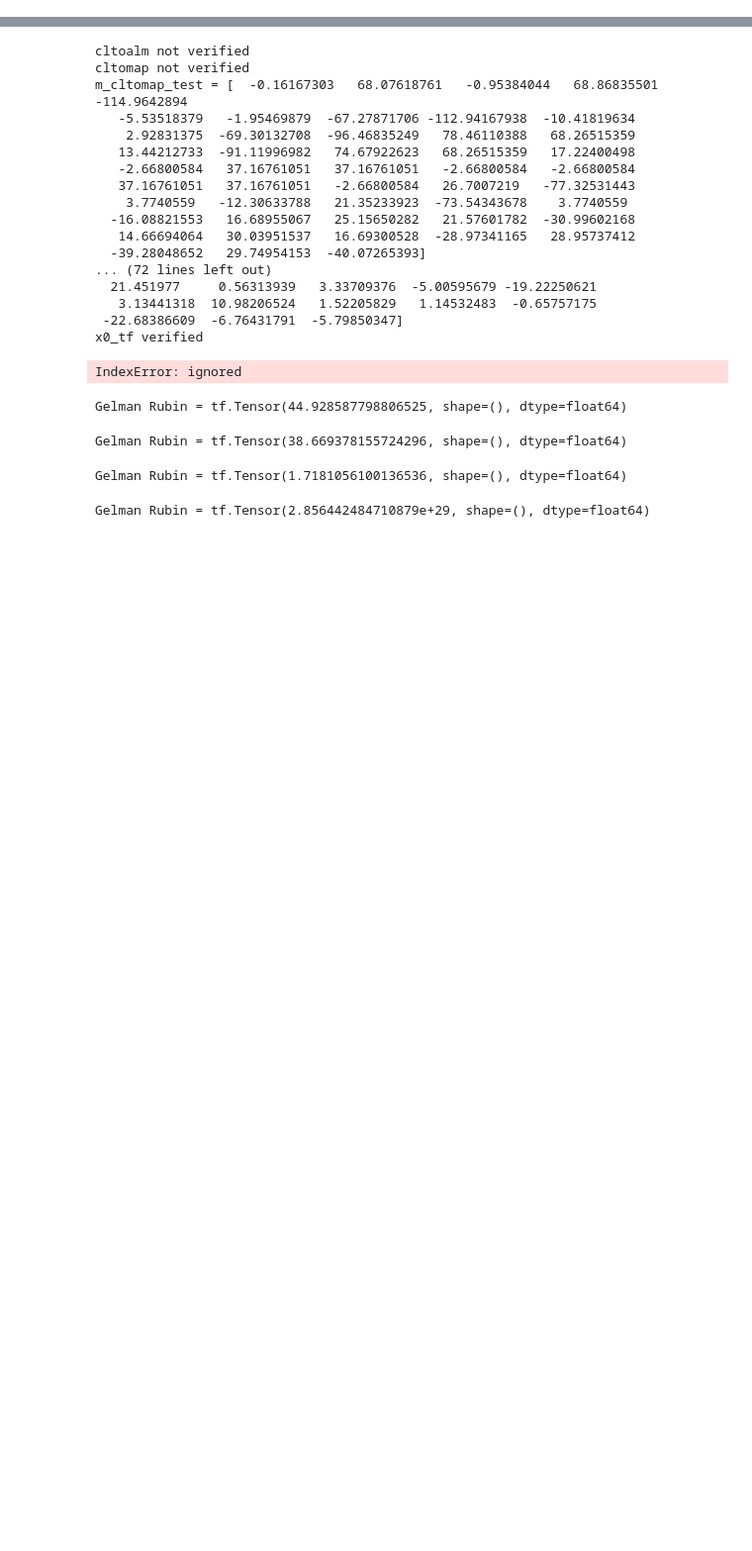
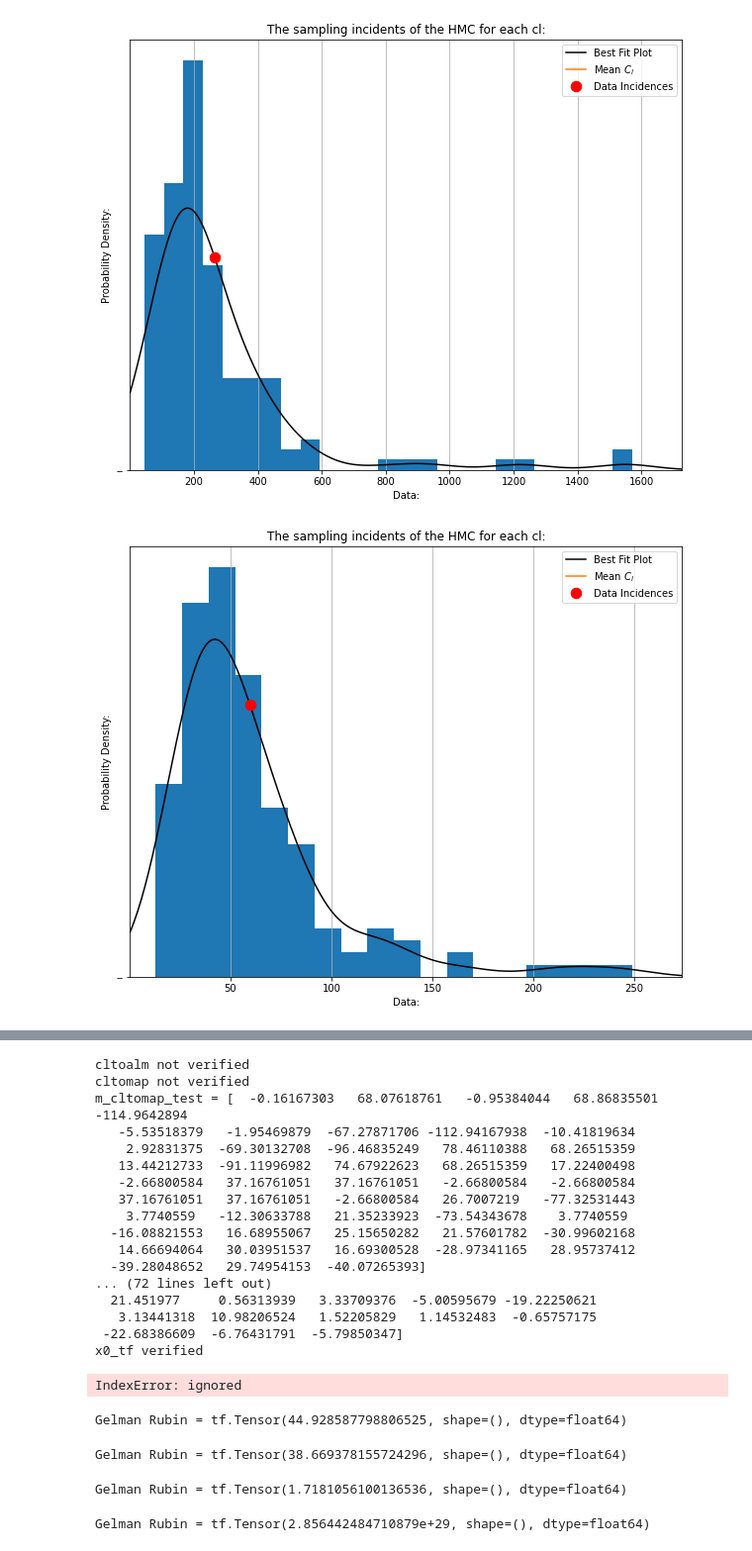
Before and after one commit to OscarHickman/Characterisation-of-Photon-BEC-phase-diagram-using-Machine-Learning, a Jupyter notebook: CMB_with_advanced_sampling_techniques.ipynb, the cells around one changed output, grey strips where cells are left out. Shown at 99% size. Saved outputs shown, nothing was run; the diff lists cells and outputs as text; code cells hidden in the pictures; blank space fills up the shorter version.

```diff
--- a/CMB_with_advanced_sampling_techniques.ipynb
+++ b/CMB_with_advanced_sampling_techniques.ipynb
@@ -620,0 +921,20 @@ psi = tf.Tensor(90.83763458221567, shape=(), dtype=float64)
+# %%
+for i in range(lmax-2):
+    plt.figure(figsize = [10,8])
+    plt.hist(cl_samples[:,i].numpy(), 'auto', density = 'True')  #Histogram of the sampled cls for each l value.
+    plt.xlabel('Data:')
+    plt.ylabel('Probability Density:')
+    plt.title('The sampling incidents of the HMC for each cl:')
+    _xmin, _xmax = 0.9**np.min(cl_samples[:,i].numpy()), 1.1*np.max(cl_samples[:,i].numpy())
+    plt.xlim(_xmin, _xmax)
+    kde_xs = np.linspace(_xmin, _xmax, 300)
+    kde = st.gaussian_kde(cl_samples[:,i].numpy())
+    plt.plot(kde_xs, kde.pdf(kde_xs), 'k', '--')
+    _meancl = np.mean(cl_samples[:,i].numpy())
+    plt.plot(_meancl, kde.pdf(_meancl),'ro', markersize = 10.5)
+    plt.grid()
+    plt.legend(('Best Fit Plot', r'Mean $C_l$','Data Incidences'))
+    plt.show()
+# %% [output]
+[figure, added]
+[figure, added]
```
Also changed, not shown: parts of 38 cells of this notebook.
